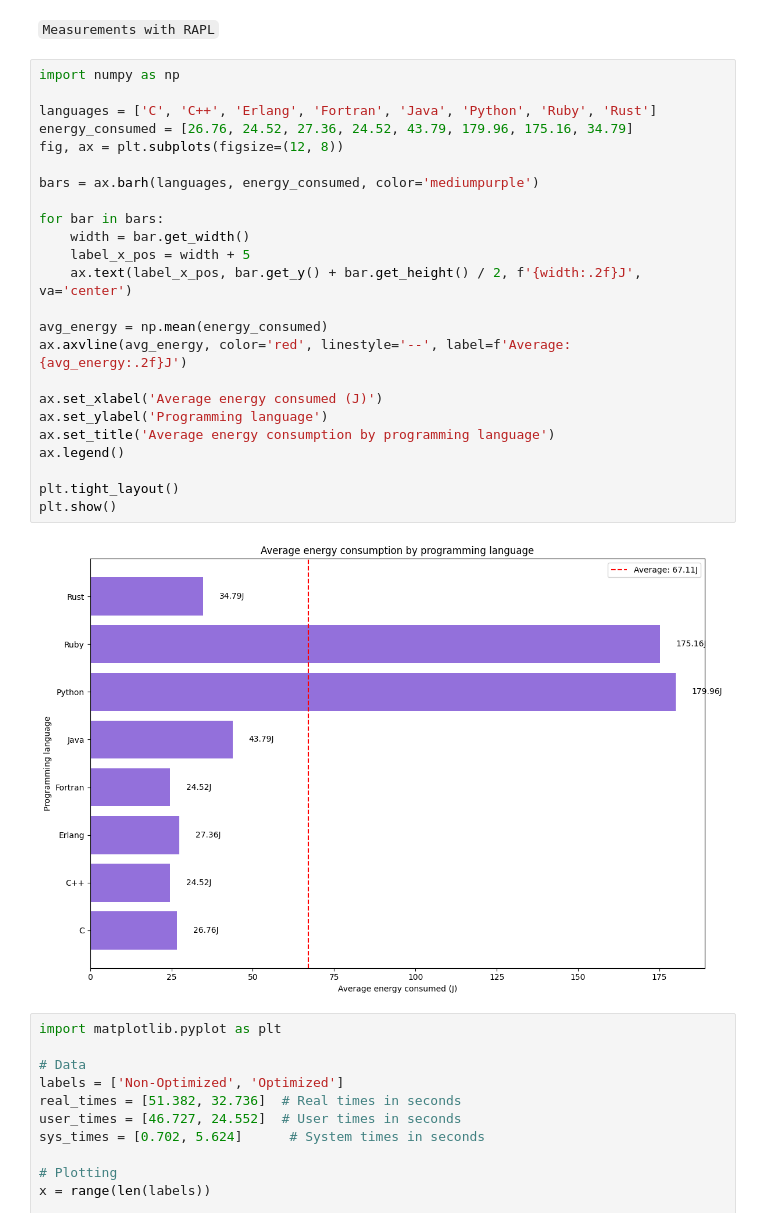
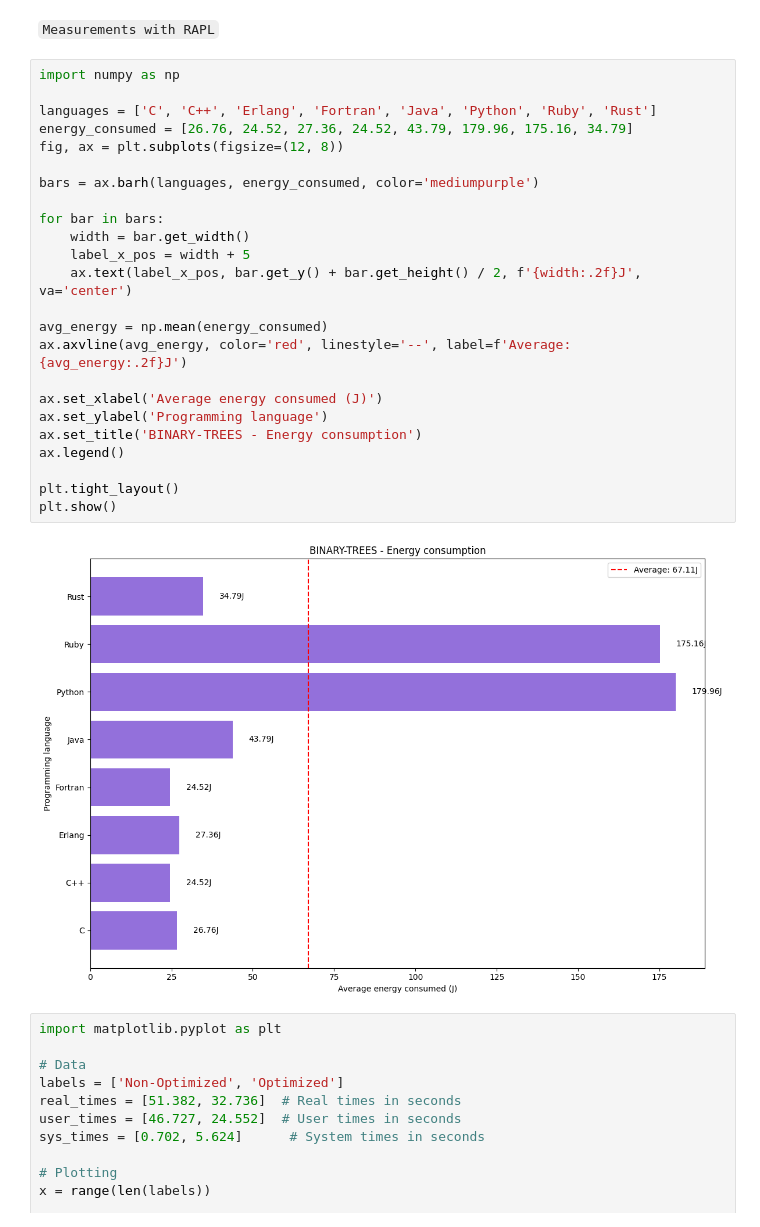
Before and after one commit to reynaldesgr/HPC-Benchmark, a Jupyter notebook: notebook/results.ipynb, the cells around one changed output. Cells and saved outputs as stored; diff of their text form.

```diff
--- a/notebook/results.ipynb
+++ b/notebook/results.ipynb
@@ -402,29 +402,29 @@ plt.show()
 # %%
 import numpy as np
 
 languages = ['C', 'C++', 'Erlang', 'Fortran', 'Java', 'Python', 'Ruby', 'Rust']
 energy_consumed = [26.76, 24.52, 27.36, 24.52, 43.79, 179.96, 175.16, 34.79]
 fig, ax = plt.subplots(figsize=(12, 8))
 
 bars = ax.barh(languages, energy_consumed, color='mediumpurple')
 
 for bar in bars:
     width = bar.get_width()
     label_x_pos = width + 5
     ax.text(label_x_pos, bar.get_y() + bar.get_height() / 2, f'{width:.2f}J', va='center')
 
 avg_energy = np.mean(energy_consumed)
 ax.axvline(avg_energy, color='red', linestyle='--', label=f'Average: {avg_energy:.2f}J')
 
 ax.set_xlabel('Average energy consumed (J)')
 ax.set_ylabel('Programming language')
-ax.set_title('Average energy consumption by programming language')
+ax.set_title('BINARY-TREES - Energy consumption')
 ax.legend()
 
 plt.tight_layout()
 plt.show()
 # %% [output]
-[figure, old version]
+[figure, new version]
 # %%
 import matplotlib.pyplot as plt
 
```
Also changed, not shown: parts of 5 cells of this notebook, 12 other files.
